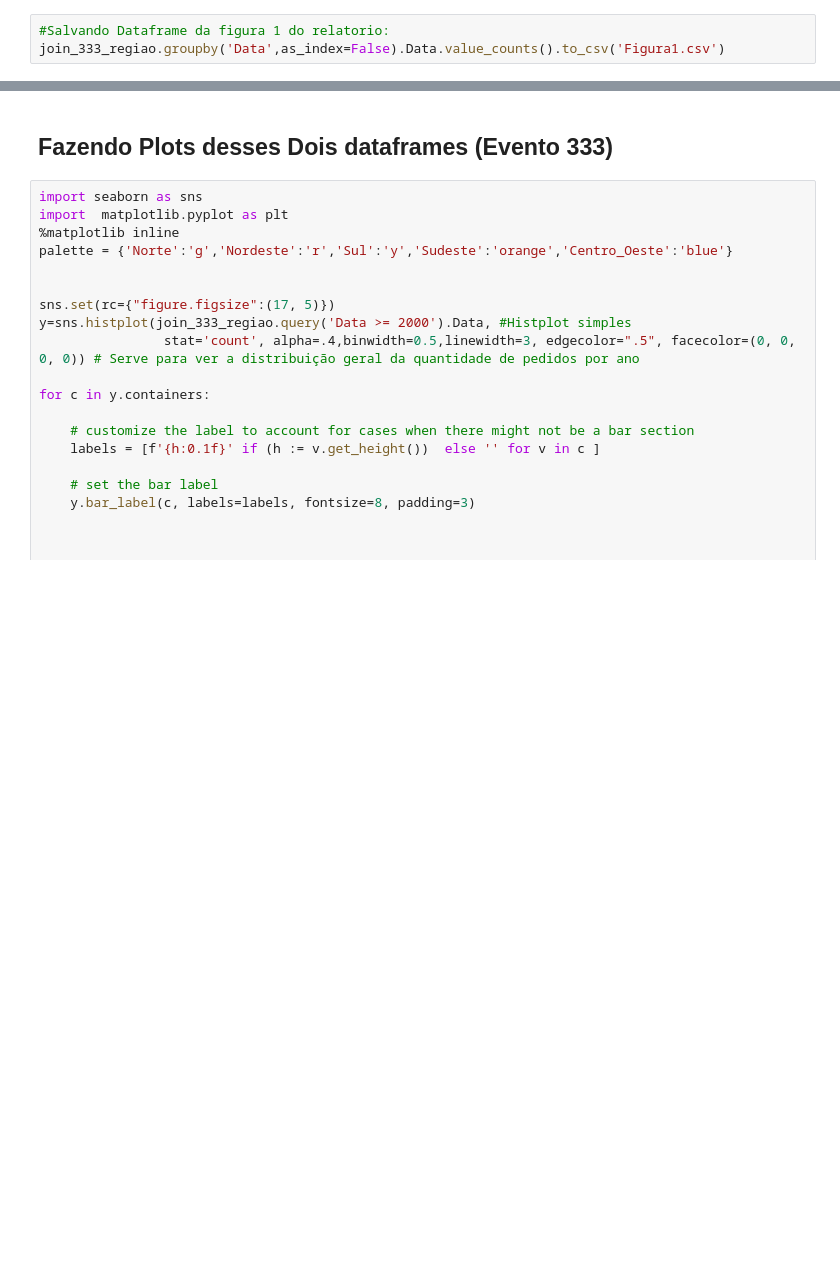
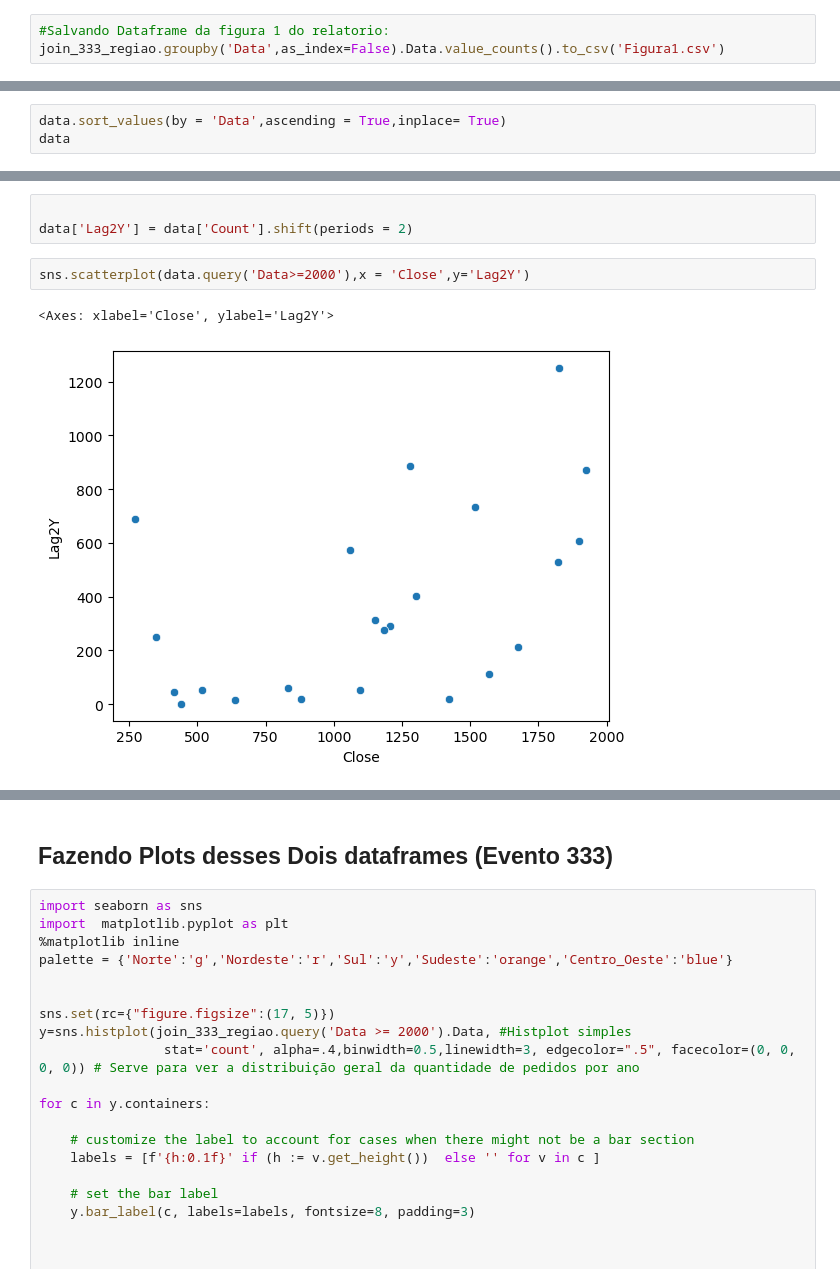
Before and after one commit to EduMinsky/GoldMiningAnalysis, a Jupyter notebook: Analise dos Pedidos de Mineração Por quantidade.ipynb, the cells around one changed output, grey strips where cells are left out. Cells and saved outputs as stored; diff of their text form; blank space fills up the shorter version.

```diff
--- a/Analise dos Pedidos de Mineração Por quantidade.ipynb
+++ b/Analise dos Pedidos de Mineração Por quantidade.ipynb
@@ -160,0 +285,3 @@ join_333_regiao.groupby('Data',as_index=False).Data.value_counts().to_csv('Figur
+# %%
+data.sort_values(by = 'Data',ascending = True,inplace= True)
+data
@@ -160,0 +306,8 @@ join_333_regiao.groupby('Data',as_index=False).Data.value_counts().to_csv('Figur
+# %%
+
+data['Lag2Y'] = data['Count'].shift(periods = 2)
+# %%
+sns.scatterplot(data.query('Data>=2000'),x = 'Close',y='Lag2Y')
+# %% [output]
+<Axes: xlabel='Close', ylabel='Lag2Y'>
+[figure, added]
```
Also changed, not shown: parts of 19 cells of this notebook, 1 other file.
